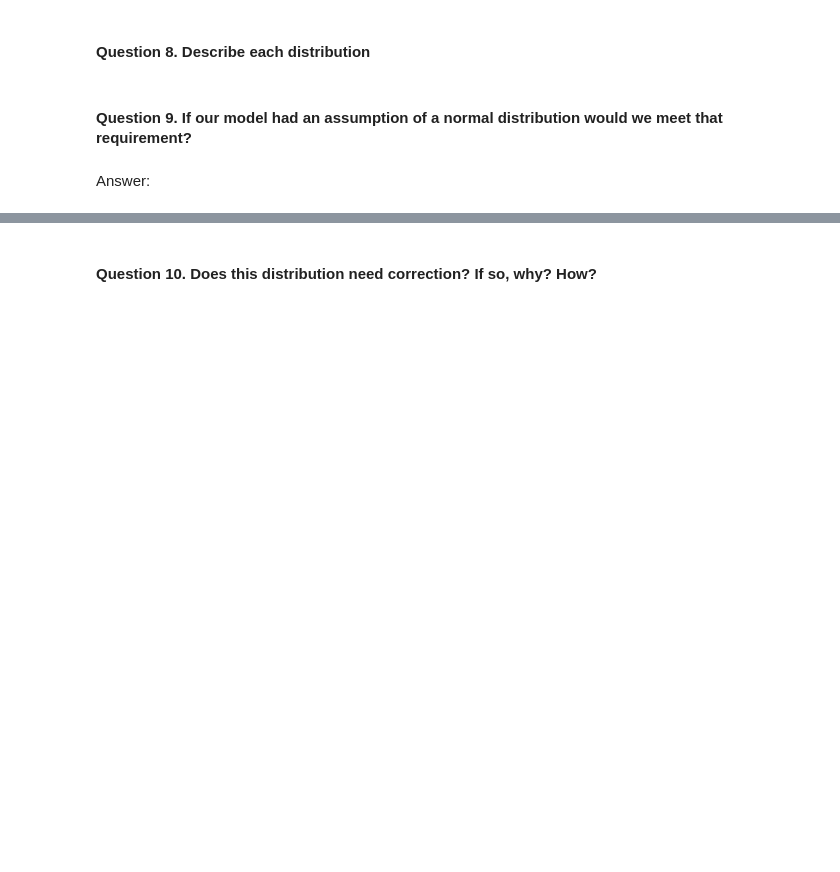
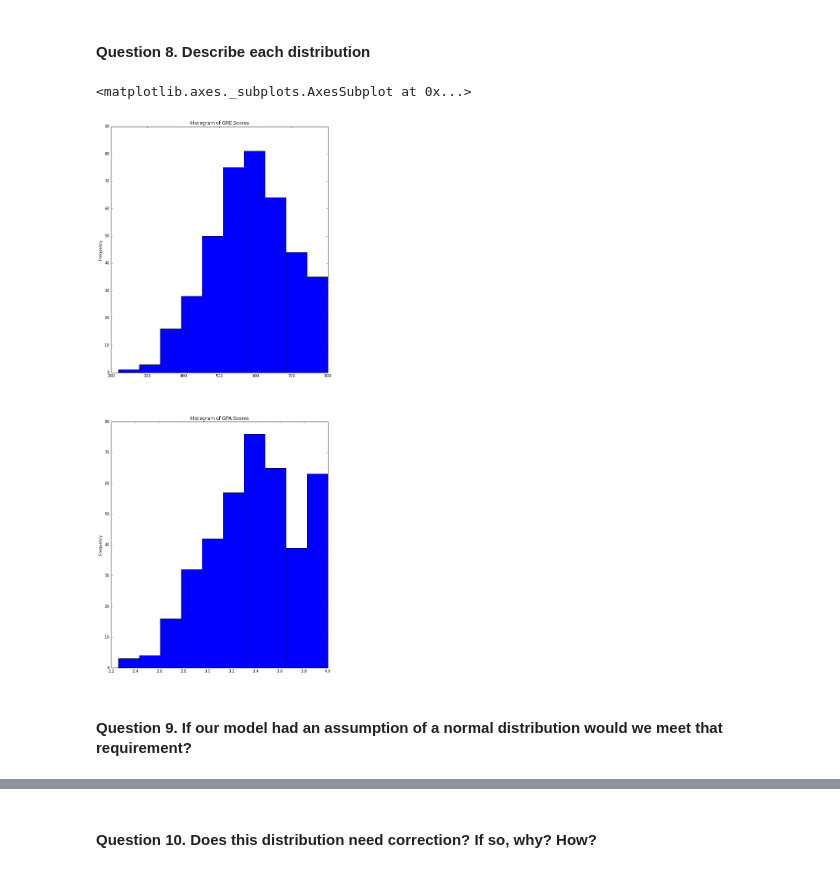
Before and after one commit to themp731/Projects, a Jupyter notebook: Project 2/project2.MP.ipynb, the cells around one changed output, grey strips where cells are left out. Cells and saved outputs as stored; diff of their text form; code cells hidden in the pictures; blank space fills up the shorter version.

```diff
--- a/Project 2/project2.MP.ipynb
+++ b/Project 2/project2.MP.ipynb
@@ -85,4 +126,15 @@ Answer:
+# %%
+gre_clean = df_clean["gre"]
+gpa_clean = df_clean["gpa"]
+plt.figure(figsize=(10,25))
+plt.subplot(2,1,1)
+plt.title("Histogram of GRE Scores")
+gre_clean.plot(kind="hist", bins=10)
+plt.subplot(2,1,2)
+plt.title("Histogram of GPA Scores")
+gpa_clean.plot(kind="hist", bins=10)
+# %% [output]
+<matplotlib.axes._subplots.AxesSubplot at 0x...>
+[figure, added]
 # %% [markdown]
 #### Question 9.  If our model had an assumption of a normal distribution would we meet that requirement?
-# %% [markdown]
-Answer:
```
Also changed, not shown: parts of 35 cells of this notebook.
